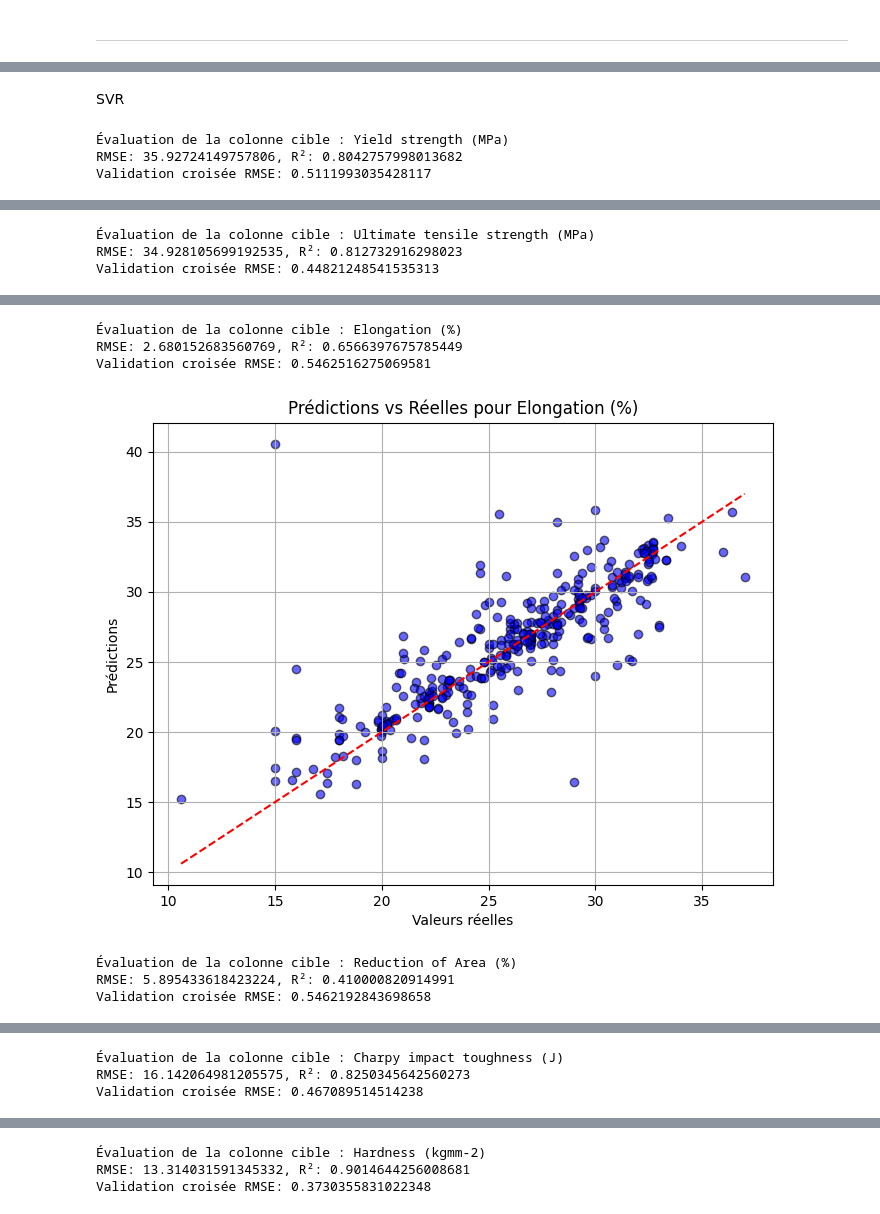
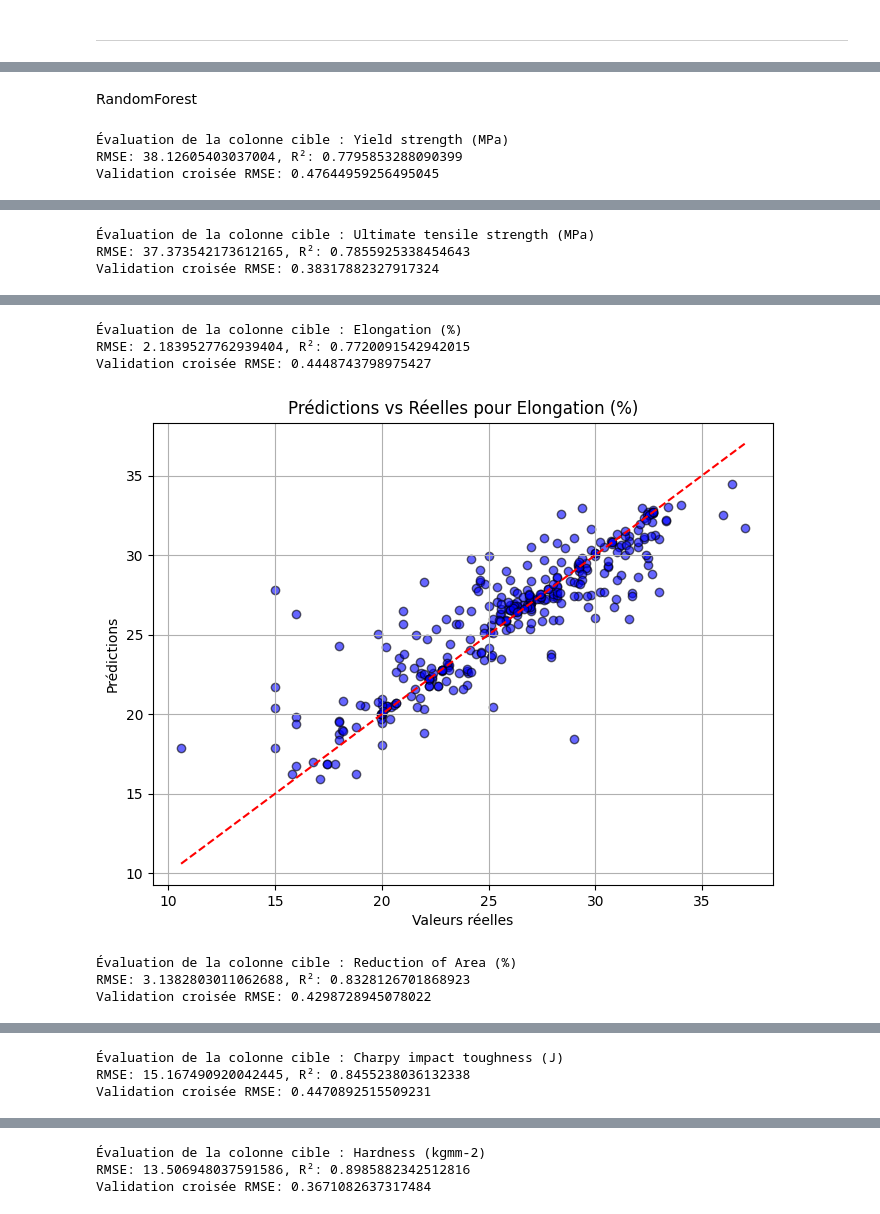
Before and after one commit to elbarhichi/Welding-Quality-Prediction, a Jupyter notebook: RandomForest.ipynb, the cells around one changed output, grey strips where cells are left out. Drawn from its saved outputs; the diff is of its cells as text; code cells hidden in the pictures.

Commit message:
Random Forest

```diff
--- a/RandomForest.ipynb
+++ b/RandomForest.ipynb
@@ -334,13 +10,0 @@ R-squared: -7.215923135601506e+31
-# %%
-
-model = RandomForestRegressor()
-
-# Train the model
-model.fit(X_train, y_train)
-
-# Make predictions on the test set
-predictions = model.predict(X_test)
-
-# Evaluate the model (e.g., using R-squared)
-r2 = r2_score(y_test, predictions)
-print("R-squared:", r2)
@@ -478,14 +10,0 @@ AttributeError: 'DataFrame' object has no attribute 'flatten'
-# %%
-from sklearn.metrics import mean_squared_error, mean_absolute_error
-
-# Calculate R-squared
-r2 = r2_score(y_test, predictions)
-print("R-squared:", r2)
-
-# Calculate Mean Squared Error (MSE)
-mse = mean_squared_error(y_test, predictions)
-print("Mean Squared Error:", mse)
-
-# Calculate Mean Absolute Error (MAE)
-mae = mean_absolute_error(y_test, predictions)
-print("Mean Absolute Error:", mae)
@@ -539,8 +25,8 @@ knn_imputer = KNNImputer(n_neighbors=5)
 
 # Imputation des données
 data_imputed = knn_imputer.fit_transform(data)
-# %% [markdown]
-SVR
+# %% [markdown]
+RandomForest
 # %%
 import numpy as np
 import pandas as pd
@@ -582,7 +68,7 @@ for target_column in target_columns:
     X_train, X_test, y_train, y_test = train_test_split(X, y_scaled, test_size=0.2, random_state=42)
 
     # Entraîner un modèle SVR
-    svr_model = SVR(kernel='rbf', C=100, gamma=0.1)
+    svr_model = RandomForestRegressor()
     svr_model.fit(X_train, y_train)
 
     # Prédictions sur les données de test
@@ -620,5 +106,5 @@ for i, col in enumerate(target_columns):
     print(f"Colonne cible: {col} | RMSE: {rmse_list[i]} | R²: {r2_list[i]}")
 # %% [output]
 Évaluation de la colonne cible : Yield strength (MPa)
-RMSE: 35.92724149757806, R²: 0.8042757998013682
-Validation croisée RMSE: 0.5111993035428117
+RMSE: 38.12605403037004, R²: 0.7795853288090399
+Validation croisée RMSE: 0.47644959256495045
@@ -626,3 +112,3 @@ Validation croisée RMSE: 0.5111993035428117
 Évaluation de la colonne cible : Ultimate tensile strength (MPa)
-RMSE: 34.928105699192535, R²: 0.812732916298023
-Validation croisée RMSE: 0.44821248541535313
+RMSE: 37.373542173612165, R²: 0.7855925338454643
+Validation croisée RMSE: 0.38317882327917324
@@ -630,7 +116,7 @@ Validation croisée RMSE: 0.44821248541535313
 Évaluation de la colonne cible : Elongation (%)
-RMSE: 2.680152683560769, R²: 0.6566397675785449
-Validation croisée RMSE: 0.5462516275069581
+RMSE: 2.1839527762939404, R²: 0.7720091542942015
+Validation croisée RMSE: 0.4448743798975427
-[figure, old version]
+[figure, new version]
 Évaluation de la colonne cible : Reduction of Area (%)
-RMSE: 5.895433618423224, R²: 0.410000820914991
-Validation croisée RMSE: 0.5462192843698658
+RMSE: 3.1382803011062688, R²: 0.8328126701868923
+Validation croisée RMSE: 0.4298728945078022
@@ -638,3 +124,3 @@ Validation croisée RMSE: 0.5462192843698658
 Évaluation de la colonne cible : Charpy impact toughness (J)
-RMSE: 16.142064981205575, R²: 0.8250345642560273
-Validation croisée RMSE: 0.467089514514238
+RMSE: 15.167490920042445, R²: 0.8455238036132338
+Validation croisée RMSE: 0.4470892515509231
@@ -642,3 +128,3 @@ Validation croisée RMSE: 0.467089514514238
 Évaluation de la colonne cible : Hardness (kgmm-2)
-RMSE: 13.314031591345332, R²: 0.9014644256008681
-Validation croisée RMSE: 0.3730355831022348
+RMSE: 13.506948037591586, R²: 0.8985882342512816
+Validation croisée RMSE: 0.3671082637317484
```
Also changed, not shown: parts of 28 cells of this notebook.
